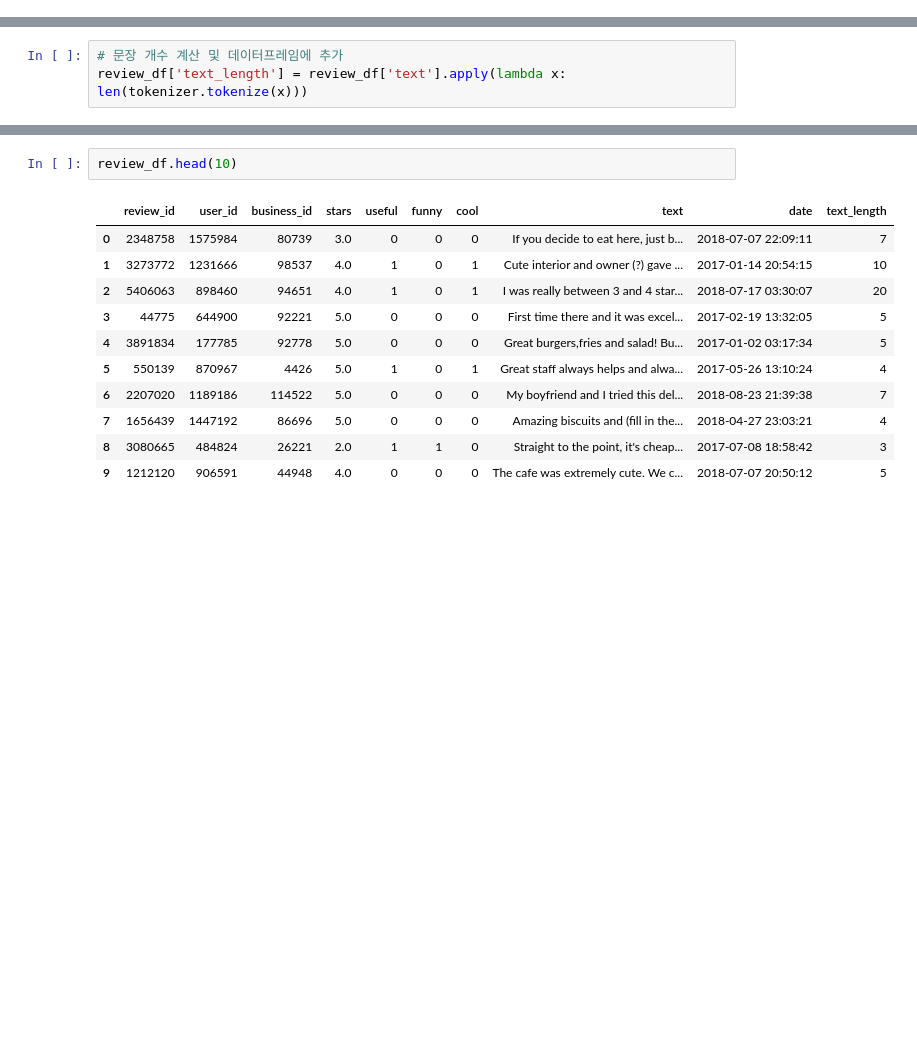
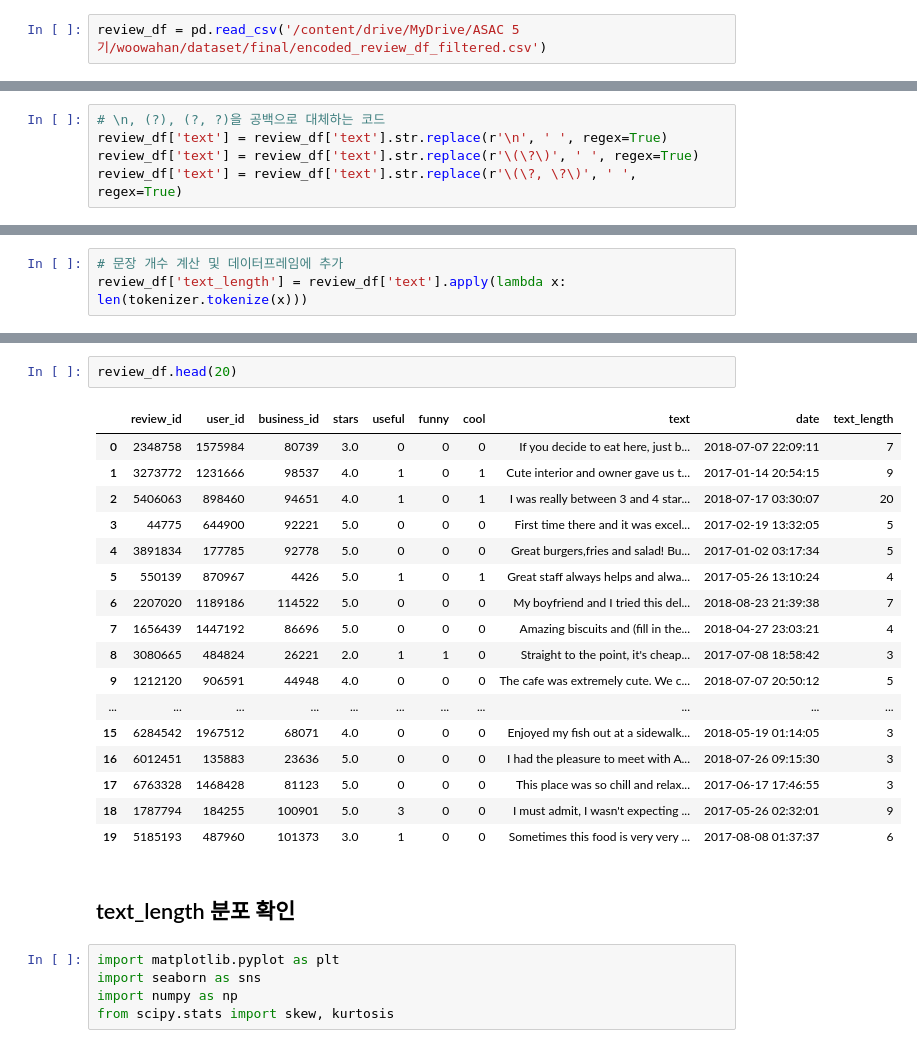
Before and after one commit to bongho/Project_ASAC_5th_Review, a Jupyter notebook: code/model/review_seperate_sentences.ipynb, the cells around one changed output, grey strips where cells are left out. Cells and saved outputs as stored; diff of their text form; blank space fills up the shorter version.

Commit message:
240731 model - 문장 분리 후 text_length 컬럼 생성 및 분포확인 추가

```diff
--- a/code/model/review_seperate_sentences.ipynb
+++ b/code/model/review_seperate_sentences.ipynb
@@ -11,6 +13,8 @@ user_df = pd.read_csv('/content/drive/MyDrive/ASAC 5기/woowahan/dataset/fina
 biz_df = pd.read_csv('/content/drive/MyDrive/ASAC 5기/woowahan/dataset/final/encoded_biz_df_filtered.csv')
 review_df = pd.read_csv('/content/drive/MyDrive/ASAC 5기/woowahan/dataset/final/encoded_review_df_filtered.csv')
 active_area_df = pd.read_csv('/content/drive/MyDrive/ASAC 5기/woowahan/dataset/final/active_area_df.csv')
+# %%
+review_df = pd.read_csv('/content/drive/MyDrive/ASAC 5기/woowahan/dataset/final/encoded_review_df_filtered.csv')
 # %%
 review_sample = review_df[150:175]
 review_sample
@@ -54,0 +91,5 @@ True
+# %%
+# \n, (?), (?, ?)을 공백으로 대체하는 코드
+review_df['text'] = review_df['text'].str.replace(r'\n', ' ', regex=True)
+review_df['text'] = review_df['text'].str.replace(r'\(\?\)', ' ', regex=True)
+review_df['text'] = review_df['text'].str.replace(r'\(\?, \?\)', ' ', regex=True)
@@ -87,9 +142,9 @@ review_df['text_length'] = review_df['text'].apply(lambda x: len(tokenizer.token
 # %%
-review_df.head(10)
+review_df.head(20)
 # %% [output]
 |  | review_id | user_id | business_id | stars | useful | funny | cool | text | date | text_length |
 | 0 | 2348758 | 1575984 | 80739 | 3.0 | 0 | 0 | 0 | If you decide to eat here, just b... | 2018-07-07 22:09:11 | 7 |
-| 1 | 3273772 | 1231666 | 98537 | 4.0 | 1 | 0 | 1 | Cute interior and owner (?) gave ... | 2017-01-14 20:54:15 | 10 |
+| 1 | 3273772 | 1231666 | 98537 | 4.0 | 1 | 0 | 1 | Cute interior and owner gave us t... | 2017-01-14 20:54:15 | 9 |
 | 2 | 5406063 | 898460 | 94651 | 4.0 | 1 | 0 | 1 | I was really between 3 and 4 star... | 2018-07-17 03:30:07 | 20 |
 | 3 | 44775 | 644900 | 92221 | 5.0 | 0 | 0 | 0 | First time there and it was excel... | 2017-02-19 13:32:05 | 5 |
 | 4 | 3891834 | 177785 | 92778 | 5.0 | 0 | 0 | 0 | Great burgers,fries and salad! Bu... | 2017-01-02 03:17:34 | 5 |
@@ -98,3 +153,16 @@ review_df.head(10)
 | 7 | 1656439 | 1447192 | 86696 | 5.0 | 0 | 0 | 0 | Amazing biscuits and (fill in the... | 2018-04-27 23:03:21 | 4 |
 | 8 | 3080665 | 484824 | 26221 | 2.0 | 1 | 1 | 0 | Straight to the point, it's cheap... | 2017-07-08 18:58:42 | 3 |
 | 9 | 1212120 | 906591 | 44948 | 4.0 | 0 | 0 | 0 | The cafe was extremely cute. We c... | 2018-07-07 20:50:12 | 5 |
+| ... | ... | ... | ... | ... | ... | ... | ... | ... | ... | ... |
+| 15 | 6284542 | 1967512 | 68071 | 4.0 | 0 | 0 | 0 | Enjoyed my fish out at a sidewalk... | 2018-05-19 01:14:05 | 3 |
+| 16 | 6012451 | 135883 | 23636 | 5.0 | 0 | 0 | 0 | I had the pleasure to meet with A... | 2018-07-26 09:15:30 | 3 |
+| 17 | 6763328 | 1468428 | 81123 | 5.0 | 0 | 0 | 0 | This place was so chill and relax... | 2017-06-17 17:46:55 | 3 |
+| 18 | 1787794 | 184255 | 100901 | 5.0 | 3 | 0 | 0 | I must admit, I wasn't expecting ... | 2017-05-26 02:32:01 | 9 |
+| 19 | 5185193 | 487960 | 101373 | 3.0 | 1 | 0 | 0 | Sometimes this food is very very ... | 2017-08-08 01:37:37 | 6 |
+# %% [markdown]
+## text_length 분포 확인
+# %%
+import matplotlib.pyplot as plt
+import seaborn as sns
+import numpy as np
+from scipy.stats import skew, kurtosis
```
Also changed, not shown: parts of 18 cells of this notebook.
